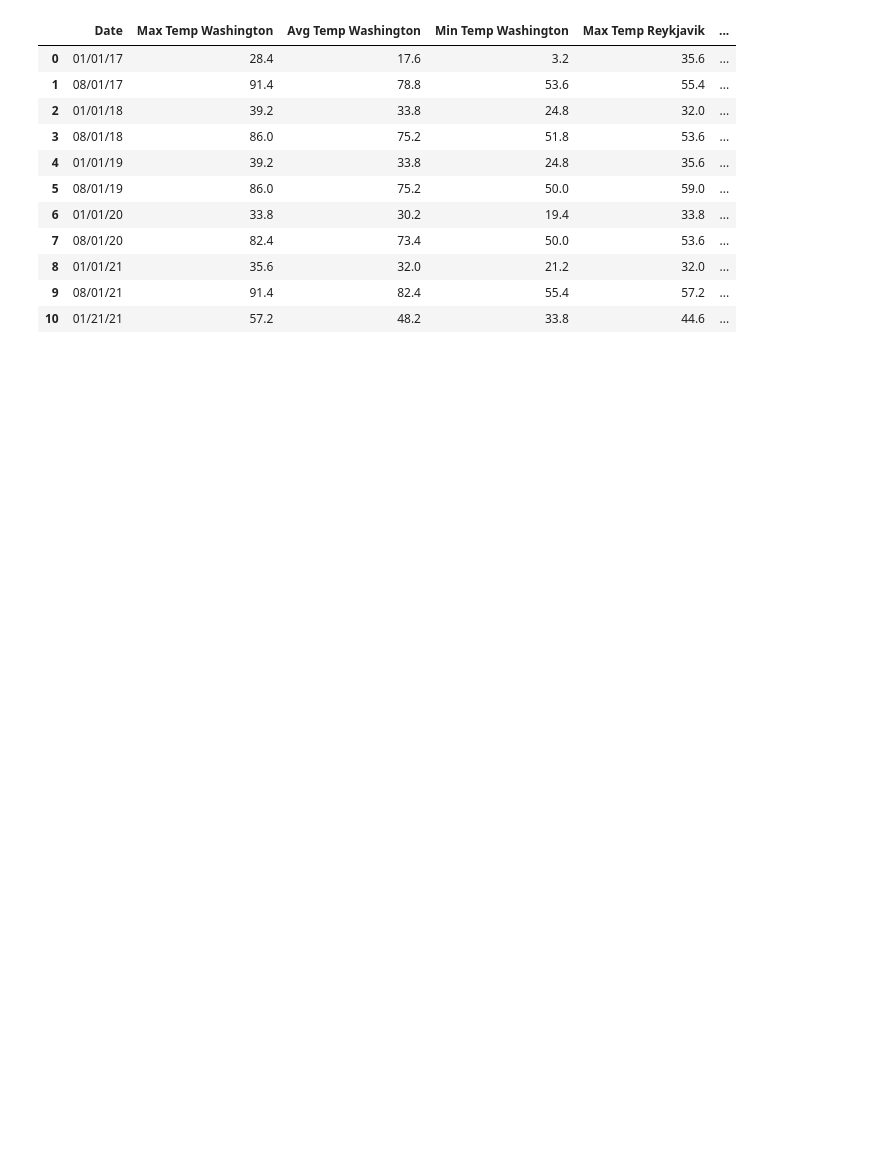
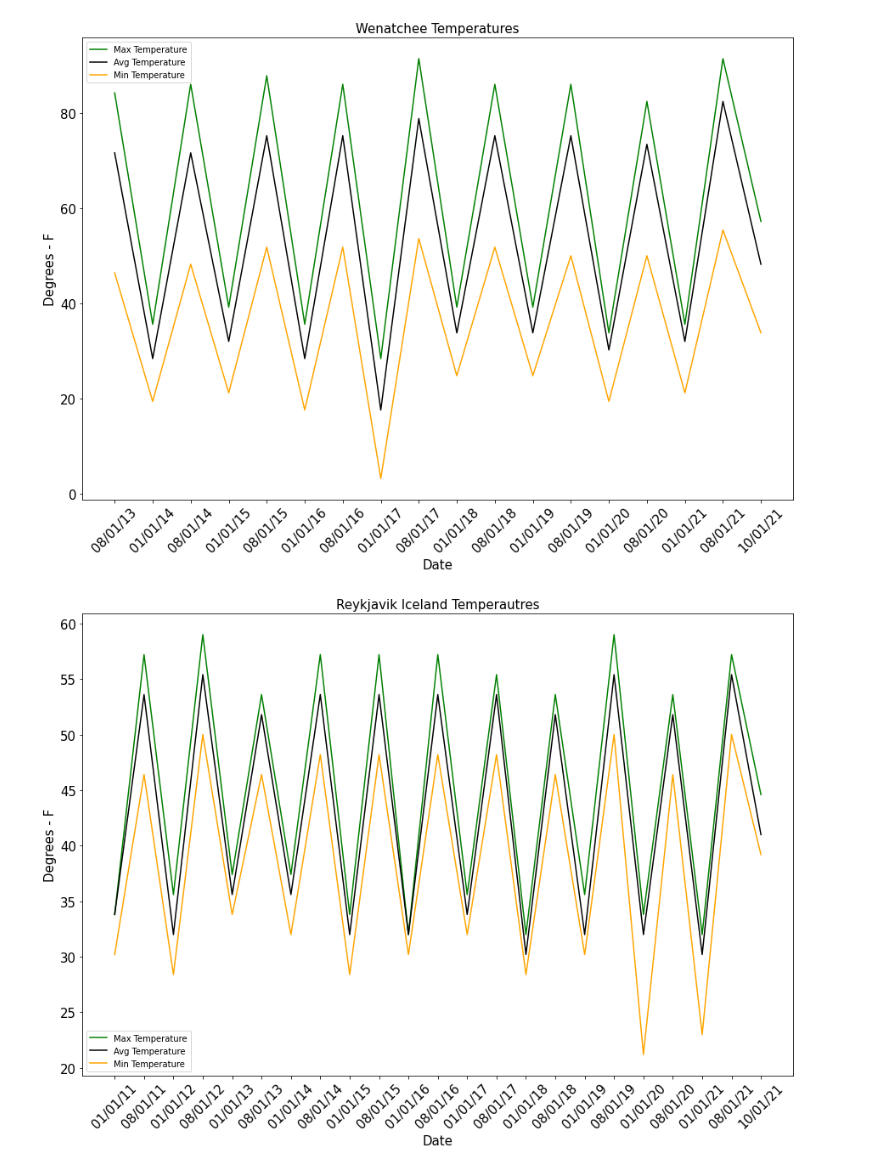
Before and after one commit to CharlotteC21/Cryptocurreny-Trend-Analysis-Group-Project, a Jupyter notebook: weather .ipynb, the cells around one changed output. Saved outputs shown, nothing was run; the diff lists cells and outputs as text; code cells hidden in the pictures; blank space fills up the shorter version.

```diff
--- a/weather .ipynb
+++ b/weather .ipynb
@@ -62,21 +19,0 @@ plt.show()
-# %%
-#merging the Washington and Reykjavik data frames and formatting the columns
-weather_df = pd.merge(wash_weather_data, ice_weather_data, how="inner", on="Date")
-weather_df.rename(columns = {'Max Temp_x':'Max Temp Washington', 'Avg Temp_x':'Avg Temp Washington', 'Min Temp_x':'Min Temp Washington','Max Temp_y':'Max Temp Reykjavik', 'Avg Temp_y':'Avg Temp Reykjavik', 'Min Temp_y':'Min Temp Reykjavik'}, inplace = True)
-
-#merging the weather dataframe with the bitcoin dataframe
-bit_weather_df = pd.merge(weather_df, bitcoin, how="inner", on="Date")
-bit_weather_df
-# %% [output]
-|  | Date | Max Temp Washington | Avg Temp Washington | Min Temp Washington | Max Temp Reykjavik | ... |
-| 0 | 01/01/17 | 28.4 | 17.6 | 3.2 | 35.6 | ... |
-| 1 | 08/01/17 | 91.4 | 78.8 | 53.6 | 55.4 | ... |
-| 2 | 01/01/18 | 39.2 | 33.8 | 24.8 | 32.0 | ... |
-| 3 | 08/01/18 | 86.0 | 75.2 | 51.8 | 53.6 | ... |
-| 4 | 01/01/19 | 39.2 | 33.8 | 24.8 | 35.6 | ... |
-| 5 | 08/01/19 | 86.0 | 75.2 | 50.0 | 59.0 | ... |
-| 6 | 01/01/20 | 33.8 | 30.2 | 19.4 | 33.8 | ... |
-| 7 | 08/01/20 | 82.4 | 73.4 | 50.0 | 53.6 | ... |
-| 8 | 01/01/21 | 35.6 | 32.0 | 21.2 | 32.0 | ... |
-| 9 | 08/01/21 | 91.4 | 82.4 | 55.4 | 57.2 | ... |
-| 10 | 01/21/21 | 57.2 | 48.2 | 33.8 | 44.6 | ... |
@@ -85,0 +20,44 @@ bit_weather_df
+# %%
+#review what the Washington and Reykjavik twinter and summer temperatures are each year
+#Washington temperature plot
+dates = washington_weather_data["Date"]
+MaxTemp = washington_weather_data["Max Temp"]
+AvgTemp = washington_weather_data["Avg Temp"]
+MinTemp = washington_weather_data["Min Temp"]
+
+plt.figure(figsize=(15, 10))
+
+plt.plot(dates, MaxTemp, color="green", label="Max Temperature")
+plt.plot(dates, AvgTemp, color="black", label="Avg Temperature")
+plt.plot(dates, MinTemp, color="orange", label="Min Temperature")
+plt.legend(loc="best")
+plt.title("Wenatchee Temperatures", fontsize=15)
+plt.xticks(rotation=45)
+plt.xticks(fontsize=15)
+plt.xlabel("Date", fontsize=15)
+plt.ylabel("Degrees - F", fontsize=15)
+plt.yticks(fontsize=15)
+plt.show()
+
+#reykjavik temperature plot
+dates = iceland_weather_data["Date"]
+MaxTemp = iceland_weather_data["Max Temp"]
+AvgTemp = iceland_weather_data["Avg Temp"]
+MinTemp = iceland_weather_data["Min Temp"]
+
+plt.figure(figsize=(15, 10))
+
+plt.plot(dates, MaxTemp, color="green", label="Max Temperature")
+plt.plot(dates, AvgTemp, color="black", label="Avg Temperature")
+plt.plot(dates, MinTemp, color="orange", label="Min Temperature")
+plt.legend(loc="best")
+plt.title("Reykjavik Iceland Temperautres", fontsize=15)
+plt.xlabel("Date", fontsize=15)
+plt.xticks(rotation=45)
+plt.xticks(fontsize=15)
+plt.ylabel("Degrees - F", fontsize=15)
+plt.yticks(fontsize=15)
+plt.show()
+# %% [output]
+[figure, added]
+[figure, added]
```
Also changed, not shown: parts of 15 cells of this notebook, 2 other files.
